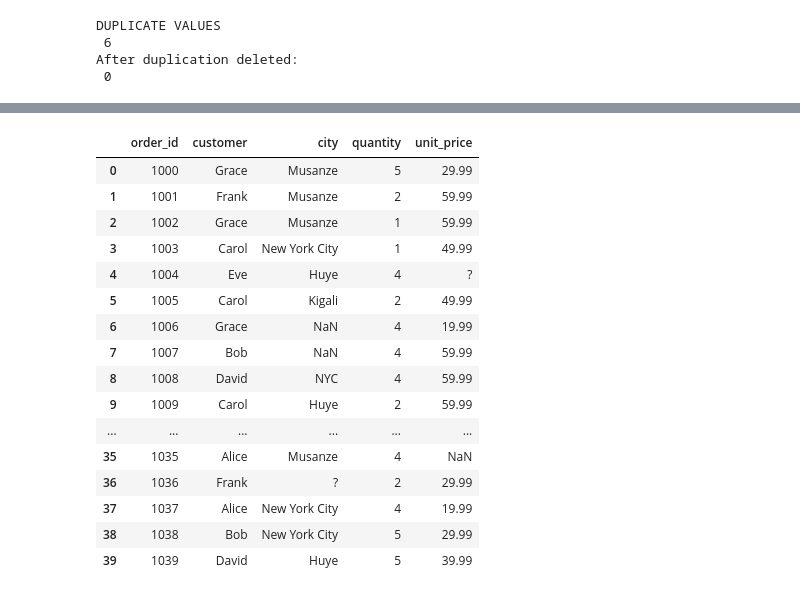
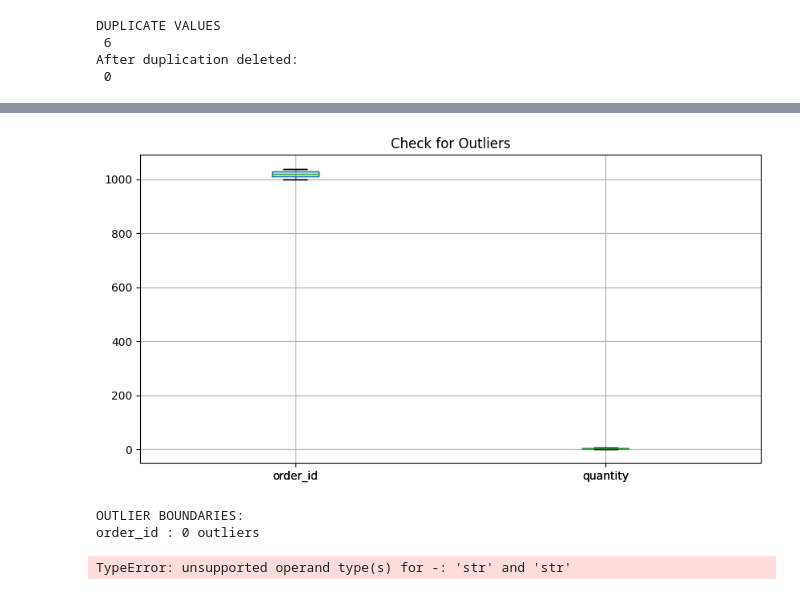
Before and after one commit to niyomugaboetiene/ml-tr-with-jupyter-notebook, a Jupyter notebook: Exercises/Clearning.ipynb, the cells around one changed output, grey strips where cells are left out. Drawn from its saved outputs; the diff is of its cells as text; code cells hidden in the pictures.

```diff
--- a/Exercises/Clearning.ipynb
+++ b/Exercises/Clearning.ipynb
@@ -99,20 +106,8 @@ NameError: name 'df' is not defined
 # %%
-df
+import matplotlib.pyplot as plt
+
+df.boxplot(figsize=(10, 5))
+plt.title("Check for Outliers")
+plt.show()
 # %% [output]
-|  | order_id | customer | city | quantity | unit_price |
-| 0 | 1000 | Grace | Musanze | 5 | 29.99 |
-| 1 | 1001 | Frank | Musanze | 2 | 59.99 |
-| 2 | 1002 | Grace | Musanze | 1 | 59.99 |
-| 3 | 1003 | Carol | New York City | 1 | 49.99 |
-| 4 | 1004 | Eve | Huye | 4 | ? |
-| 5 | 1005 | Carol | Kigali | 2 | 49.99 |
-| 6 | 1006 | Grace | NaN | 4 | 19.99 |
-| 7 | 1007 | Bob | NaN | 4 | 59.99 |
-| 8 | 1008 | David | NYC | 4 | 59.99 |
-| 9 | 1009 | Carol | Huye | 2 | 59.99 |
-| ... | ... | ... | ... | ... | ... |
-| 35 | 1035 | Alice | Musanze | 4 | NaN |
-| 36 | 1036 | Frank | ? | 2 | 29.99 |
-| 37 | 1037 | Alice | New York City | 4 | 19.99 |
-| 38 | 1038 | Bob | New York City | 5 | 29.99 |
-| 39 | 1039 | David | Huye | 5 | 39.99 |
+[figure, added]
@@ -118,0 +129,18 @@ df
+# %%
+def detect_outliers(column):
+    Q1 = column.quantile(0.25)
+    Q3 = column.quantile(0.75)
+    IQR = Q3 - Q1
+    lower =  Q1 - 1.5 * IQR
+    upper = Q3 + 1.5 * IQR
+    return lower, upper
+
+print("OUTLIER BOUNDARIES:")
+for col in df.columns:
+    lower, upper = detect_outliers(df[col])
+    outliers = df[(df[col] < lower) | (df[col] > upper)]
+    print(f"{col} : {len(outliers)} outliers")
+# %% [output]
+OUTLIER BOUNDARIES:
+order_id : 0 outliers
+TypeError: unsupported operand type(s) for -: 'str' and 'str'
```
Also changed, not shown: parts of 6 cells of this notebook.
